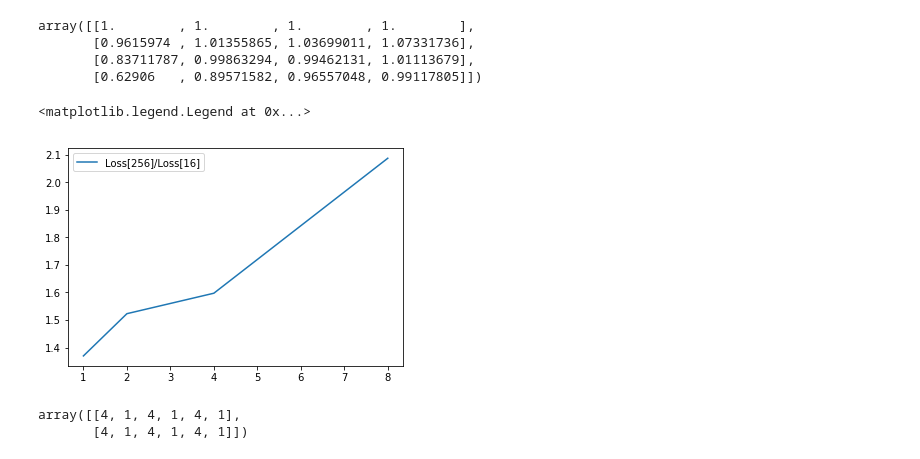
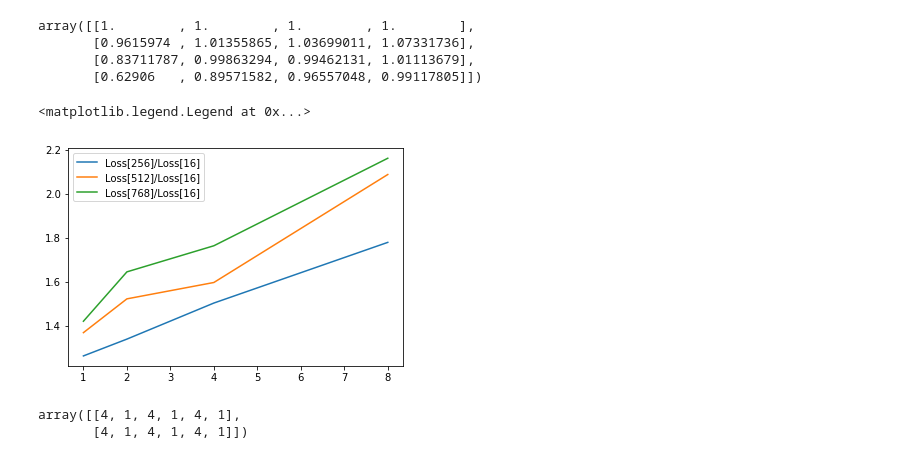
Before and after one commit to xueyinglu/GradDiversity, a Jupyter notebook: Logistic-cifar10.ipynb, the cells around one changed output. Saved outputs shown, nothing was run; the diff lists cells and outputs as text; code cells hidden in the pictures.

Commit message:
Added a plot for convergence experiments

```diff
--- a/Logistic-cifar10.ipynb
+++ b/Logistic-cifar10.ipynb
@@ -255,13 +255,13 @@ array([[1.        , 1.        , 1.        , 1.        ],
        [0.62906   , 0.89571582, 0.96557048, 0.99117805]])
 # %%
 plt.clf()
-plt.plot([1,2,4,8],loss_rate[2],label='Loss[256]/Loss[16]')
-plt.plot([1,2,4,8],loss_rate[3],label='Loss[512]/Loss[16]')
-plt.plot([1,2,4,8],loss_rate[4],label='Loss[768]/Loss[16]')
+plt.plot([1,2,4,8],loss_rate[1],label='Loss[256]/Loss[16]')
+plt.plot([1,2,4,8],loss_rate[2],label='Loss[512]/Loss[16]')
+plt.plot([1,2,4,8],loss_rate[3],label='Loss[768]/Loss[16]')
 plt.legend()
 # %% [output]
 <matplotlib.legend.Legend at 0x...>
-[figure, old version]
+[figure, new version]
 # %%
 a=np.array([[1,2,3,4,5,6],[1,2,3,4,5,6]])
 b=np.array([7,8,9,10,11,12])
```
Also changed, not shown: parts of 1 cell of this notebook.
